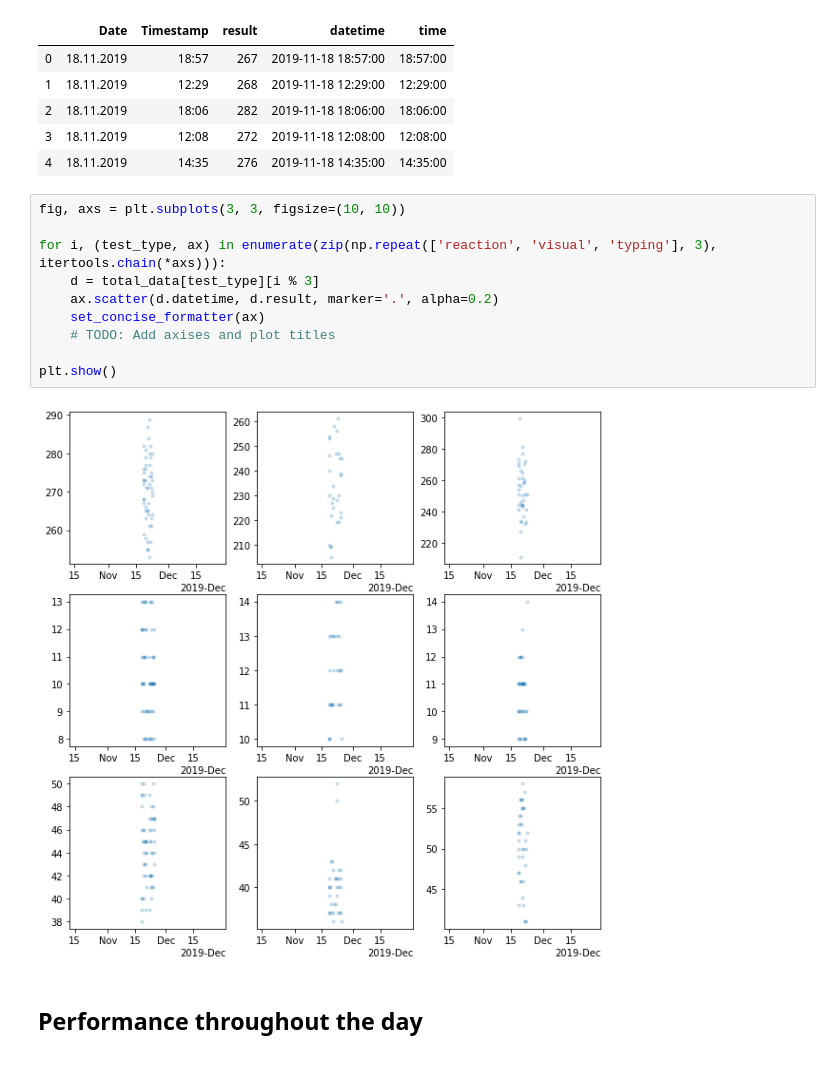
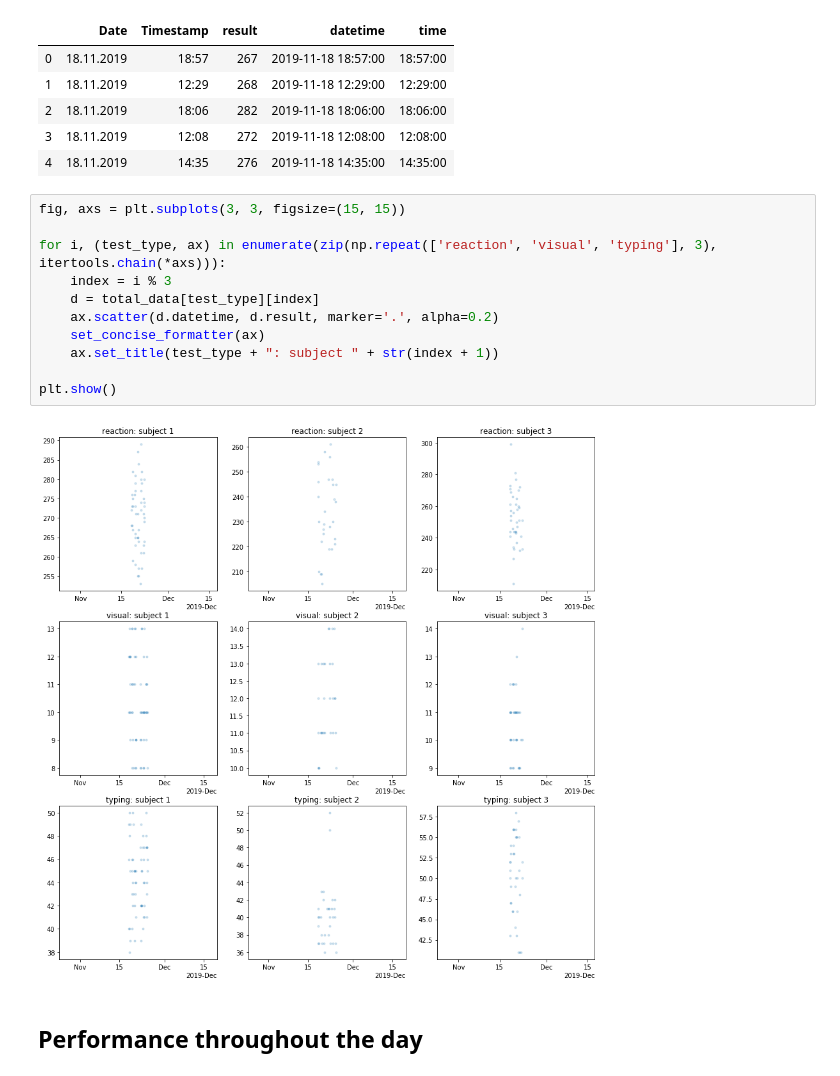
Before and after one commit to kaareltinn/icns-project, a Jupyter notebook: project.ipynb, the cells around one changed output. Cells and saved outputs as stored; diff of their text form.

```diff
--- a/project.ipynb
+++ b/project.ipynb
@@ -119,17 +119,18 @@ Total data points shape: (375, 5)
 | 3 | 18.11.2019 | 12:08 | 272 | 2019-11-18 12:08:00 | 12:08:00 |
 | 4 | 18.11.2019 | 14:35 | 276 | 2019-11-18 14:35:00 | 14:35:00 |
 # %%
-fig, axs = plt.subplots(3, 3, figsize=(10, 10))
+fig, axs = plt.subplots(3, 3, figsize=(15, 15))
 
 for i, (test_type, ax) in enumerate(zip(np.repeat(['reaction', 'visual', 'typing'], 3), itertools.chain(*axs))):
-    d = total_data[test_type][i % 3]
+    index = i % 3
+    d = total_data[test_type][index]
     ax.scatter(d.datetime, d.result, marker='.', alpha=0.2)
     set_concise_formatter(ax)
-    # TODO: Add axises and plot titles
+    ax.set_title(test_type + ": subject " + str(index + 1))
 
 plt.show()
 # %% [output]
-[figure, old version]
+[figure, new version]
 # %% [markdown]
 ## Performance throughout the day
 # %% [markdown]
```
Also changed, not shown: parts of 18 cells of this notebook.
